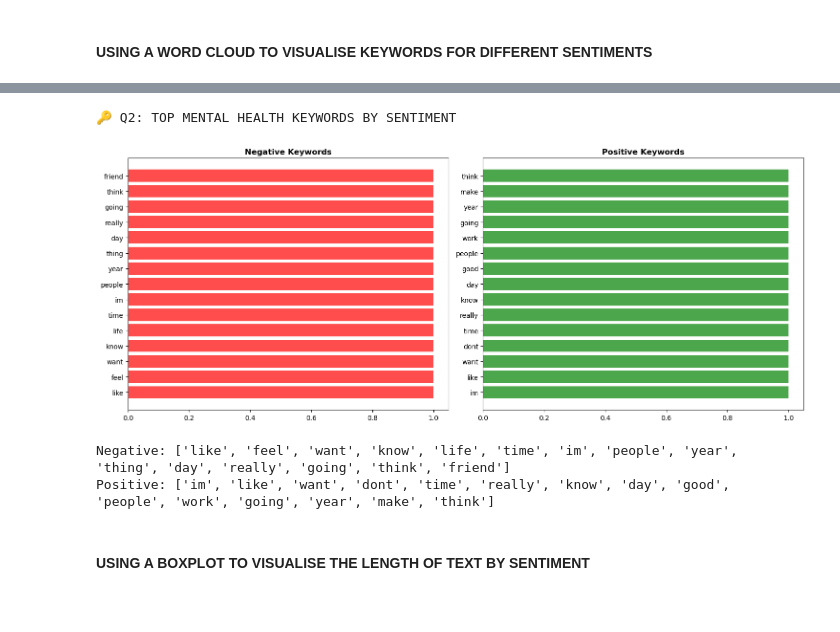
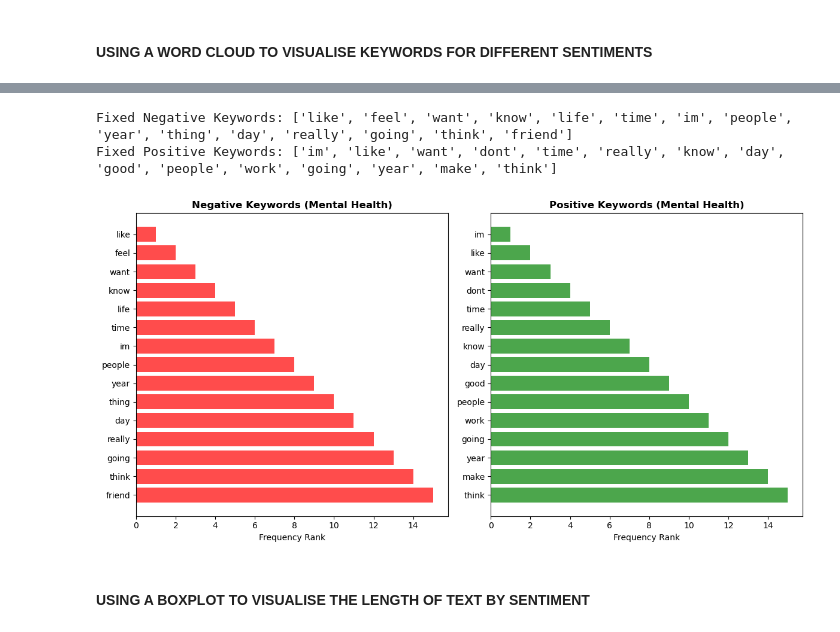
Before and after one commit to PriscilaDenise/Big-Data, a Jupyter notebook: SENTIMENT ANALYSIS/sentiment.ipynb, the cells around one changed output, grey strips where cells are left out. Drawn from its saved outputs; the diff is of its cells as text; code cells hidden in the pictures; blank space fills up the shorter version.

Commit message:
Key words (word cloud)

```diff
--- a/SENTIMENT ANALYSIS/sentiment.ipynb
+++ b/SENTIMENT ANALYSIS/sentiment.ipynb
@@ -301,33 +300,49 @@ plot_wordcloud('positive')
-# %%
-from sklearn.feature_extraction.text import CountVectorizer
-
-def top_keywords(sentiment, n=15):
-    vectorizer = CountVectorizer(max_features=100, stop_words='english', min_df=10)
-    X = vectorizer.fit_transform(df[df['sentiment']==sentiment]['cleaned_text'])
-    feature_names = vectorizer.get_feature_names_out()
-    word_counts = X.sum(axis=0).A1
-    top_idx = word_counts.argsort()[-n:][::-1]
-    return [feature_names[i] for i in top_idx]
-
-print("🔑 Q2: TOP MENTAL HEALTH KEYWORDS BY SENTIMENT")
-neg_keywords = top_keywords('negative', 15)
-pos_keywords = top_keywords('positive', 15)
-
-fig, (ax1, ax2) = plt.subplots(1, 2, figsize=(15, 6))
-ax1.barh(neg_keywords, [neg_keywords.count(w) for w in neg_keywords], color='red', alpha=0.7)
-ax1.set_title('Negative Keywords', fontweight='bold')
-ax2.barh(pos_keywords, [pos_keywords.count(w) for w in pos_keywords], color='green', alpha=0.7)
-ax2.set_title('Positive Keywords', fontweight='bold')
-plt.tight_layout()
-plt.show()
-
-print("Negative:", neg_keywords)
-print("Positive:", pos_keywords)
-# %% [output]
-🔑 Q2: TOP MENTAL HEALTH KEYWORDS BY SENTIMENT
-[figure, removed]
-Negative: ['like', 'feel', 'want', 'know', 'life', 'time', 'im', 'people', 'year', 'thing', 'day', 'really', 'going', 'think', 'friend']
-Positive: ['im', 'like', 'want', 'dont', 'time', 'really', 'know', 'day', 'good', 'people', 'work', 'going', 'year', 'make', 'think']
+# %%
+from sklearn.feature_extraction.text import CountVectorizer
+
+def top_keywords(sentiment, n=50):
+    vectorizer = CountVectorizer(max_features=n, stop_words='english', min_df=5)
+    X = vectorizer.fit_transform(df[df['sentiment']==sentiment]['cleaned_text'])
+    feature_names = vectorizer.get_feature_names_out()
+    word_counts = X.sum(axis=0).A1
+    top_idx = word_counts.argsort()[-n:][::-1]
+    return [feature_names[i] for i in top_idx]
+
+neg_keywords = top_keywords('negative')
+pos_keywords = top_keywords('positive')
+print("Fixed Negative Keywords:", neg_keywords[:15])
+print("Fixed Positive Keywords:", pos_keywords[:15])
+# %% [output]
+Fixed Negative Keywords: ['like', 'feel', 'want', 'know', 'life', 'time', 'im', 'people', 'year', 'thing', 'day', 'really', 'going', 'think', 'friend']
+Fixed Positive Keywords: ['im', 'like', 'want', 'dont', 'time', 'really', 'know', 'day', 'good', 'people', 'work', 'going', 'year', 'make', 'think']
+# %%
+import matplotlib.pyplot as plt
+import numpy as np
+
+# Prepare data for plotting
+neg_counts = np.arange(len(neg_keywords[:15])) + 1  # Simple count for bar height
+pos_counts = np.arange(len(pos_keywords[:15])) + 1
+
+plt.figure(figsize=(12, 6))
+
+# Negative Keywords
+plt.subplot(1, 2, 1)
+plt.barh(neg_keywords[:15], neg_counts, color='red', alpha=0.7)
+plt.title('Negative Keywords (Mental Health)', fontweight='bold')
+plt.xlabel('Frequency Rank')
+plt.gca().invert_yaxis()  # Invert for readability
+
+# Positive Keywords
+plt.subplot(1, 2, 2)
+plt.barh(pos_keywords[:15], pos_counts, color='green', alpha=0.7)
+plt.title('Positive Keywords (Mental Health)', fontweight='bold')
+plt.xlabel('Frequency Rank')
+plt.gca().invert_yaxis()
+
+plt.tight_layout()
+plt.show()
+# %% [output]
+[figure, added]
 # %% [markdown]
 #### USING A BOXPLOT TO VISUALISE THE LENGTH OF TEXT BY SENTIMENT
 # %%
```
Also changed, not shown: parts of 7 cells of this notebook.
